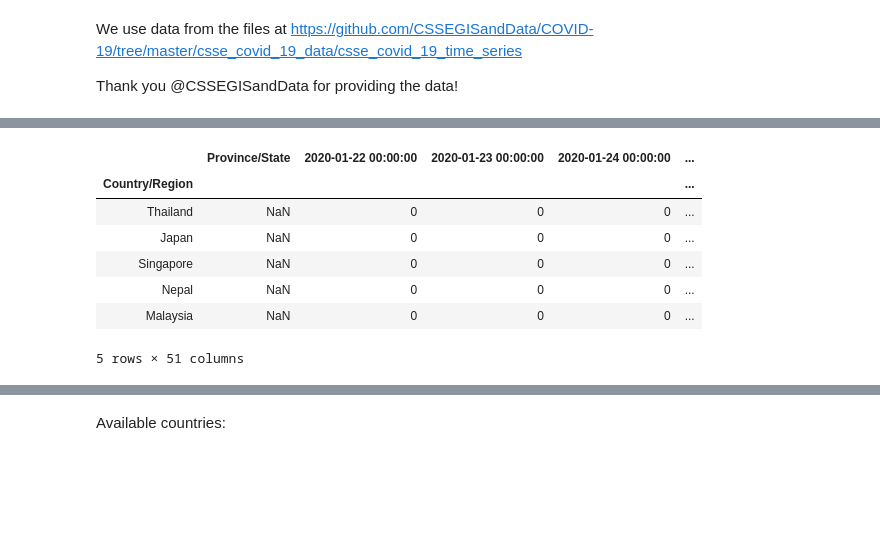
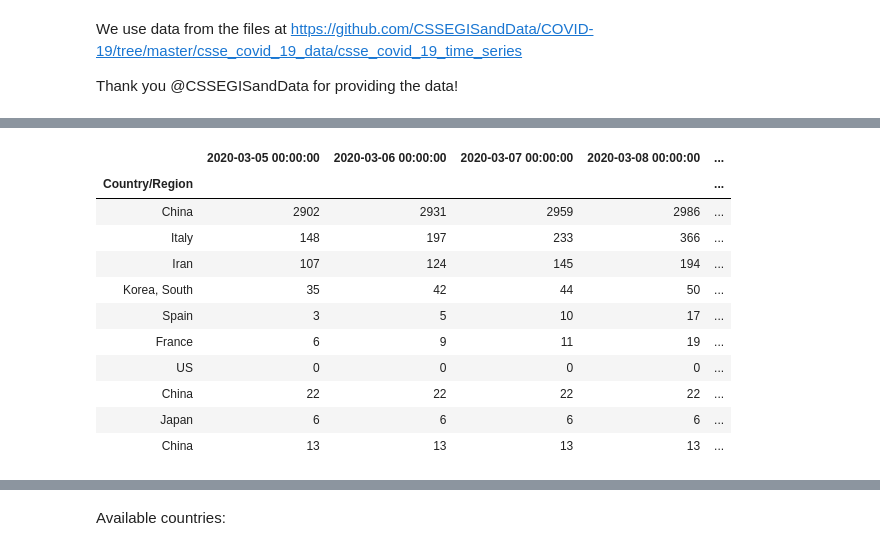
Before and after one commit to oscovida/oscovida, a Jupyter notebook: germany.ipynb, the cells around one changed output, grey strips where cells are left out. Cells and saved outputs as stored; diff of their text form; code cells hidden in the pictures; blank space fills up the shorter version.

```diff
--- a/germany.ipynb
+++ b/germany.ipynb
@@ -75,14 +75,19 @@ Recovered : last data point from 2020-03-11 00:00:00
-# %%
-deaths.head()
-# %% [output]
-|  | Province/State | 2020-01-22 00:00:00 | 2020-01-23 00:00:00 | 2020-01-24 00:00:00 | ... |
-| Country/Region |  |  |  |  | ... |
-| Thailand | NaN | 0 | 0 | 0 | ... |
-| Japan | NaN | 0 | 0 | 0 | ... |
-| Singapore | NaN | 0 | 0 | 0 | ... |
-| Nepal | NaN | 0 | 0 | 0 | ... |
-| Malaysia | NaN | 0 | 0 | 0 | ... |
-5 rows × 51 columns
+# %%
+# show counries with mosth deaths
+deaths.sort_values(by=deaths.columns[-1], ascending=False).iloc[0:10,-8:]
+# %% [output]
+|  | 2020-03-05 00:00:00 | 2020-03-06 00:00:00 | 2020-03-07 00:00:00 | 2020-03-08 00:00:00 | ... |
+| Country/Region |  |  |  |  | ... |
+| China | 2902 | 2931 | 2959 | 2986 | ... |
+| Italy | 148 | 197 | 233 | 366 | ... |
+| Iran | 107 | 124 | 145 | 194 | ... |
+| Korea, South | 35 | 42 | 44 | 50 | ... |
+| Spain | 3 | 5 | 10 | 17 | ... |
+| France | 6 | 9 | 11 | 19 | ... |
+| US | 0 | 0 | 0 | 0 | ... |
+| China | 22 | 22 | 22 | 22 | ... |
+| Japan | 6 | 6 | 6 | 6 | ... |
+| China | 13 | 13 | 13 | 13 | ... |
 # %%
 deaths.describe()
 # %% [output]
```
Also changed, not shown: parts of 26 cells of this notebook, 14 other files.
